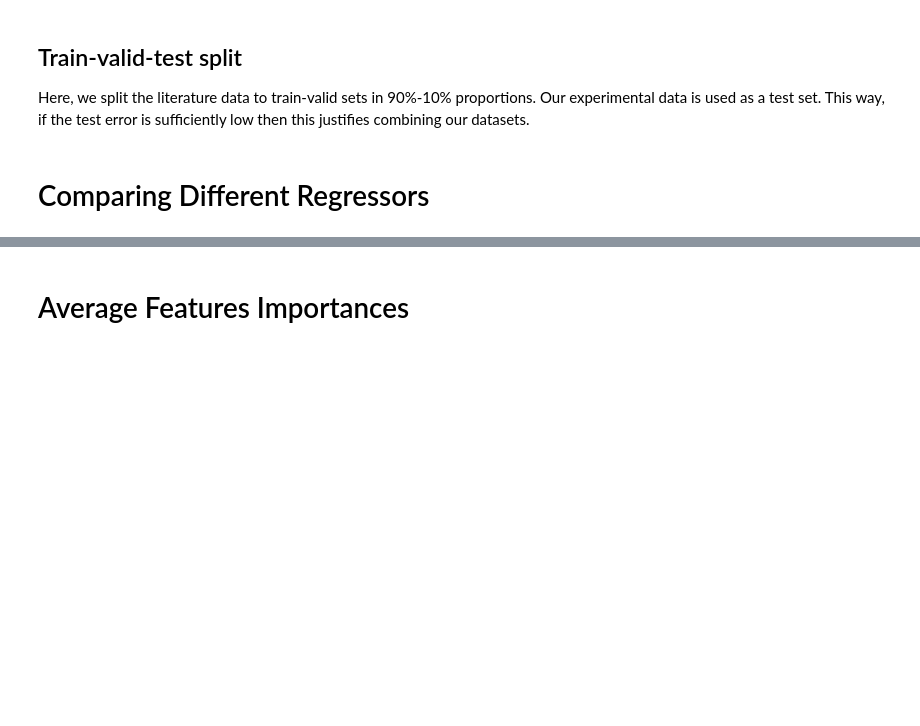
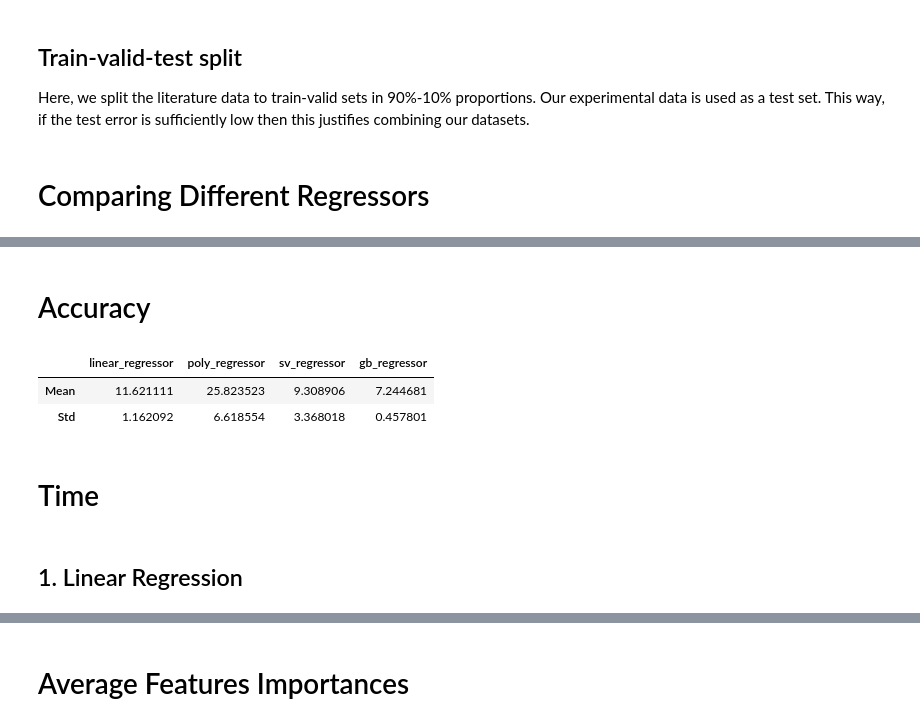
Before and after one commit to LiQianxiao/CloudPoint-MachineLearning, a Jupyter notebook: baseline.ipynb, the cells around one changed output, grey strips where cells are left out. Cells and saved outputs as stored; diff of their text form; code cells hidden in the pictures; blank space fills up the shorter version.

```diff
--- a/baseline.ipynb
+++ b/baseline.ipynb
@@ -126,0 +138,2 @@ plot_comparisons(targets, results)
+# %% [markdown]
+# Accuracy
@@ -126,0 +144,39 @@ plot_comparisons(targets, results)
+# %%
+n_fits = 100
+test_rmses = []
+
+for n in range(n_fits):
+    # valid/train split
+    inputs_train, inputs_valid, labels_train, labels_valid = train_test_split(
+        inputs, labels, test_size=0.1)
+
+    err = []
+    for r in [linear_regressor, poly_regressor, sv_regressor, gb_regressor]:
+        if r == poly_regressor:
+            poly_inputs_train = poly.fit_transform(inputs_train)
+            poly_inputs_test = poly.transform(inputs_test)
+            poly_regressor.fit(poly_inputs_train, labels_train)
+            err.append(rmse(poly_regressor.predict(poly_inputs_test), labels_test))
+        else:
+            r.fit(inputs_train, labels_train)
+            err.append(rmse(r.predict(inputs_test), labels_test))
+
+    test_rmses.append(err)
+
+test_rmses = np.asarray(test_rmses)
+test_rmses_mean = np.mean(test_rmses, axis=0)
+test_rmses_std = np.std(test_rmses, axis=0)
+# %%
+pd.DataFrame(
+    columns=['linear_regressor', 'poly_regressor', 'sv_regressor', 'gb_regressor'],
+    data=np.row_stack([test_rmses_mean, test_rmses_std]),
+    index=['Mean', 'Std']
+)
+# %% [output]
+|  | linear_regressor | poly_regressor | sv_regressor | gb_regressor |
+| Mean | 11.621111 | 25.823523 | 9.308906 | 7.244681 |
+| Std | 1.162092 | 6.618554 | 3.368018 | 0.457801 |
+# %% [markdown]
+# Time
+# %% [markdown]
+## 1. Linear Regression
```
Also changed, not shown: parts of 13 cells of this notebook, 1 other file.
